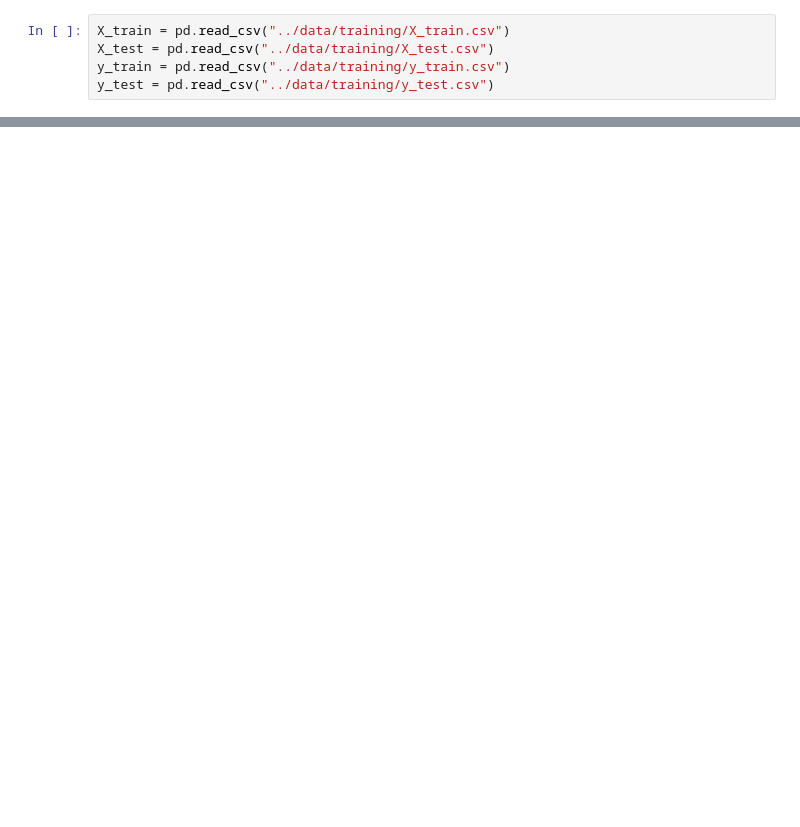
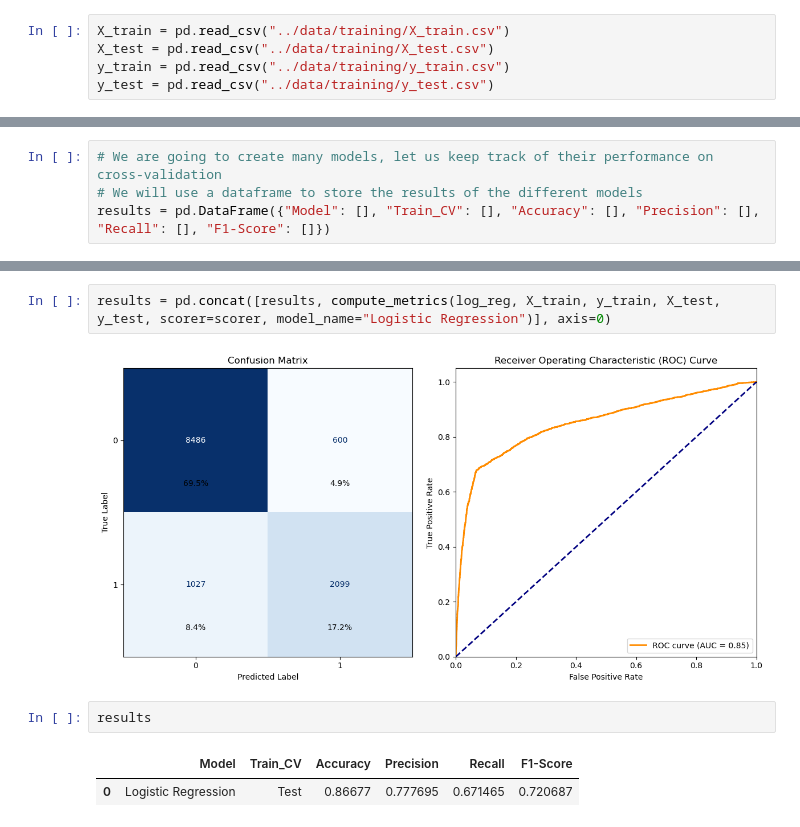
Before and after one commit to GOget42/CS_Group_Project, a Jupyter notebook: Jupyter Notebooks for Data Preprocessing/Modeling.ipynb, the cells around one changed output, grey strips where cells are left out. Drawn from its saved outputs; the diff is of its cells as text; blank space fills up the shorter version.

```diff
--- a/Jupyter Notebooks for Data Preprocessing/Modeling.ipynb
+++ b/Jupyter Notebooks for Data Preprocessing/Modeling.ipynb
@@ -91,0 +56,4 @@ Recall: 0.67
+# %%
+# We are going to create many models, let us keep track of their performance on cross-validation
+# We will use a dataframe to store the results of the different models
+results = pd.DataFrame({"Model": [], "Train_CV": [], "Accuracy": [], "Precision": [], "Recall": [], "F1-Score": []})
@@ -91,0 +149,9 @@ Recall: 0.67
+# %%
+results = pd.concat([results, compute_metrics(log_reg, X_train, y_train, X_test, y_test, scorer=scorer, model_name="Logistic Regression")], axis=0)
+# %% [output]
+[figure, added]
+# %%
+results
+# %% [output]
+|  | Model | Train_CV | Accuracy | Precision | Recall | F1-Score |
+| 0 | Logistic Regression | Test | 0.86677 | 0.777695 | 0.671465 | 0.720687 |
```
Also changed, not shown: parts of 16 cells of this notebook.
